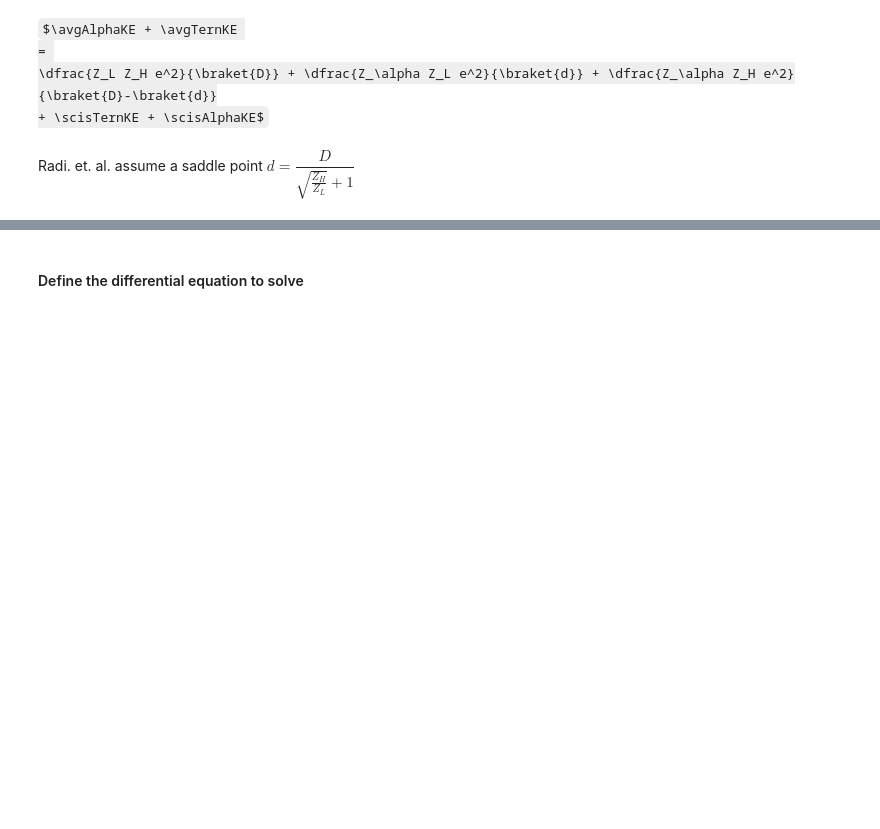
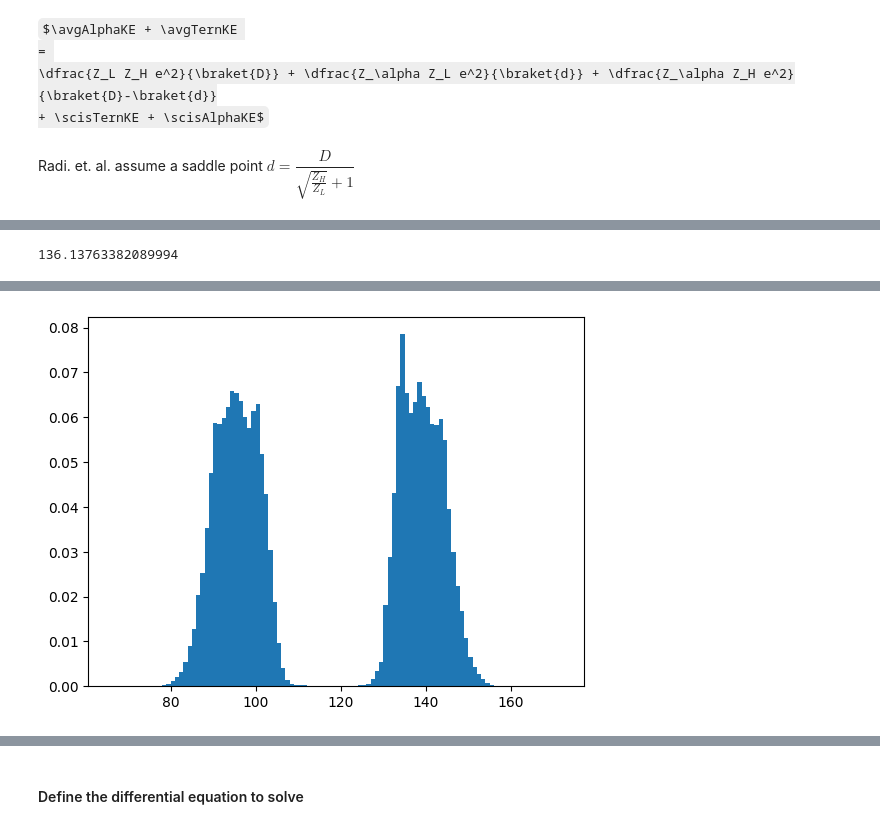
Before and after one commit to jfuzaroa/fission_sim, a Jupyter notebook: ternary_mcs.ipynb, the cells around one changed output, grey strips where cells are left out. Drawn from its saved outputs; the diff is of its cells as text; code cells hidden in the pictures; some formulas as TeX source; blank space fills up the shorter version.

Commit message:
Begin using poetry dependency manager and mass/charge sampling

```diff
--- a/ternary_mcs.ipynb
+++ b/ternary_mcs.ipynb
@@ -203,3 +209,7 @@ The intial position and velocity data is stored in 2D NumPy matrices where each
+# %%
+np.mean(mH)
+# %% [output]
+136.13763382089994
 # %%
 
 #!====================================!#
@@ -208,26 +218,38 @@ N = 50000 # number of events
 
 #!====================================!#
 
+#!======= Initial Coordinate Distributions =======!#
 
-#!======= Initial Coordinate Distributions =======!#
+df = pd.read_csv('data/U235-FPY-thermal.txt', sep='\t') # read U-235 fast neutron yield data
+plt.hist(df.A, weights=df.Yield, bins=range(min(df.A), max(df.A)+1, 1)) # plot yield data
+
+plt.show()
+# top_7 = df.nlargest(8, 'Yi?eld')
 
 μTα0 = np.double(1.5) # [MeV] average alpha scission KE
 σTα0 = np.double(1.0) # [MeV] uncertainty in alpha scission KE
 Tα0 = np.abs(rng.normal(μTα0, σTα0, N)) # alpha scission KE distribution
 
+# top 3 yields ZL = (37, 38, 40), AL = (92, 94, 99)
+
+df_L, df_H = np.split(df, 2, 0) # light and heavy data frame slices
+L = df_L.sample(n=N, replace=True, weights=(df_L.Yield/sum(df_L.Yield))) # [Da] light mass
+
 ## atomic numbers
 ZU = np.double(92) # uranium atomic number
 Zα = np.double(2) # alpha atomic number
 
-# currently, the charges of the fission products are not being randomized (TODO)
-ZL = np.double(37) # light atomic number
+# currently, the atomic numbers of the fission products are not being randomized (TODO)
+ZL = L.Z.to_numpy(np.double) # light atomic number
 ZH = ZU-Zα-ZL # heavy atomic number (difference in atomic numbers)
 
 ## nuclide masses
 # currently, the masses of the fission products are not being randomize (TODO)
+mU = np.double(235.04) # [Da] U-235 mass
 mα = np.double(4.0015061791) # [Da] alpha mass
-mL = np.double(94.92925939) # [Da] light mass
-mH = np.double(136.9178665) # [Da] heavy mass
+# mL = np.double(92) # [Da] light mass
+mL = L.A.to_numpy(np.double) # [Da] light mass
+mH = np.double(mU-mα-mL) # [Da] heavy mass
 M = mα + mL + mH # [Da] total system mass
 mLH = mL + mH # [Da] heavy-light mass
 
@@ -253,40 +275,38 @@ vH0 = np.double(0.009*c) # initial heavy fragment velocity
 # TH0 = KE(mH, vH0) # [MeV] heavy fragment initial KE
 
 # alpha position components
-#
 rα0 = np.squeeze(np.dstack((-(mLH/M)*δx, (mLH/M)*Rc, np.zeros(N)))) # alpha position vector
-print(rα0)
 
-# vα0 = np.sqrt(2*Tα0*MeVtoKE/mα) # [fm/s]
-# ẋα0 = rng.choice([-1,1], N)*rng.uniform(0, vα0)
-# ẏα0 = rng.choice([-1,1], N)*rng.uniform(0, np.sqrt(vα0**2 - ẋα0**2))
-# żα0 = rng.choice([-1,1], N)*np.sqrt(vα0**2 - ẋα0**2 - ẏα0**2)
-# ṙα0 = np.squeeze(np.dstack((ẋα0, ẏα0, żα0)))
+vα0 = np.sqrt(2*Tα0*MeVtoKE/mα) # [fm/s]
+ẋα0 = rng.choice([-1,1], N)*rng.uniform(0, vα0)
+ẏα0 = rng.choice([-1,1], N)*rng.uniform(0, np.sqrt(vα0**2 - ẋα0**2))
+żα0 = rng.choice([-1,1], N)*np.sqrt(vα0**2 - ẋα0**2 - ẏα0**2)
+ṙα0 = np.squeeze(np.dstack((ẋα0, ẏα0, żα0)))
 
-# δv = (mL*vL0 - mH*vH0 + mα*ẋα0) / mLH
+δv = (mL*vL0 - mH*vH0 + mα*ẋα0) / mLH
 
-# # light fragment
-# xL0 = (mα*δx + mH*D0)/M
-# yL0 = -mα*Rc/M
-# zL0 = np.zeros(N)
-# rL0 = np.squeeze(np.dstack((xL0, yL0, zL0)))
+# light fragment
+xL0 = (mα*δx + mH*D0)/M
+yL0 = -mα*Rc/M
+zL0 = np.zeros(N)
+rL0 = np.squeeze(np.dstack((xL0, yL0, zL0)))
 
-# ẋL0 = (vL0 - δv)
-# ẏL0 = -(mα/mLH)*ẏα0
-# żL0 = -(mα/mLH)*żα0
-# ṙL0 = np.squeeze(np.dstack((ẋL0, ẏL0, żL0)))
+ẋL0 = (vL0 - δv)
+ẏL0 = -(mα/mLH)*ẏα0
+żL0 = -(mα/mLH)*żα0
+ṙL0 = np.squeeze(np.dstack((ẋL0, ẏL0, żL0)))
 
-# # heavy fragment
-# rH0, ṙH0 = -(mα*np.array((rα0,ṙα0)) + mL*np.array((rL0,ṙL0))) / mH
+# heavy fragment
+rH0, ṙH0 = -(mα*np.array((rα0,ṙα0)) + np.array((mL[:,None]*rL0,mL[:,None]*ṙL0))) / mH[:,None]
 
-# xH0, yH0, zH0 = np.squeeze(np.hsplit(rH0, 3))
-# ẋH0, ẏH0, żH0 = np.squeeze(np.hsplit(ṙH0, 3))
+xH0, yH0, zH0 = np.squeeze(np.hsplit(rH0, 3))
+ẋH0, ẏH0, żH0 = np.squeeze(np.hsplit(ṙH0, 3))
 
-# ραL0 = la.norm(rα0-rL0, axis=1)
-# ραH0 = la.norm(rα0-rH0, axis=1)
+ραL0 = la.norm(rα0-rL0, axis=1)
+ραH0 = la.norm(rα0-rH0, axis=1)
 
-# UαL = PE(Zα, ZL, ραL0)
-# UαH = PE(Zα, ZH, ραH0)
+UαL = PE(Zα, ZL, ραL0)
+UαH = PE(Zα, ZH, ραH0)
 
 # print(f'D0: {D0}\nd0: {d0}\n')
 # print(f'mα: {mα}\nmL: {mL}\nmH: {mH}\n')
@@ -297,4 +317,8 @@ print(rα0)
 # print(f'ραL0: {ραL0}\nUαL: {UαL}\n\nραH0: {ραH0}\nUαH: {UαH}')
 # plt.plot((xα0, xL0, xH0), (yα0, yL0, yH0), 'bo')
 # plt.show()
+
+# run single event
+# get mass numbers, atomic number, rx, ry, rz, px, py, pz for α and L
+# store in TTree to save memory space
 # %% [output]
@@ -307,0 +325 @@ print(rα0)
+[figure, added]
```
Also changed, not shown: parts of 22 cells of this notebook, 4 other files.
